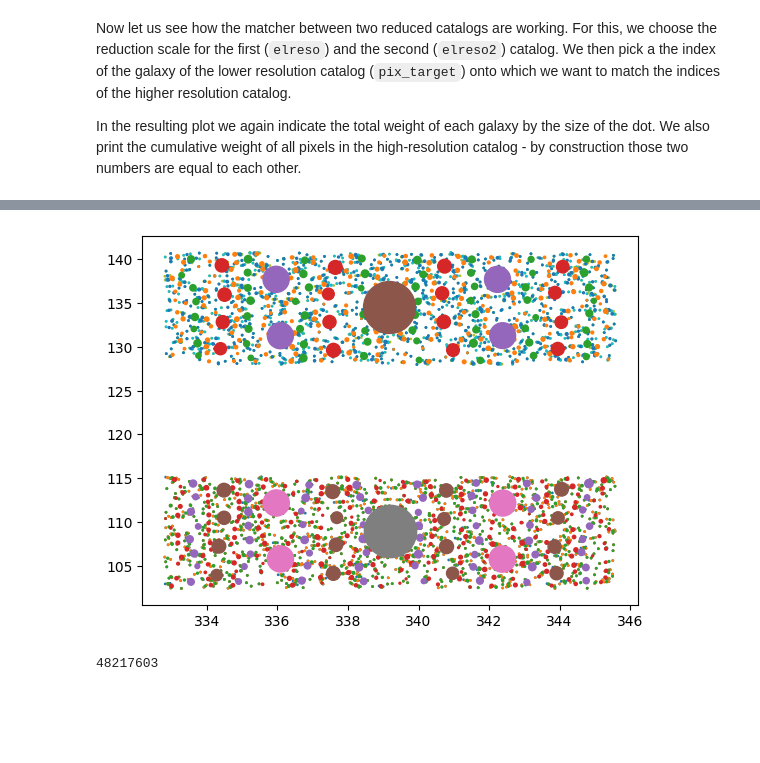
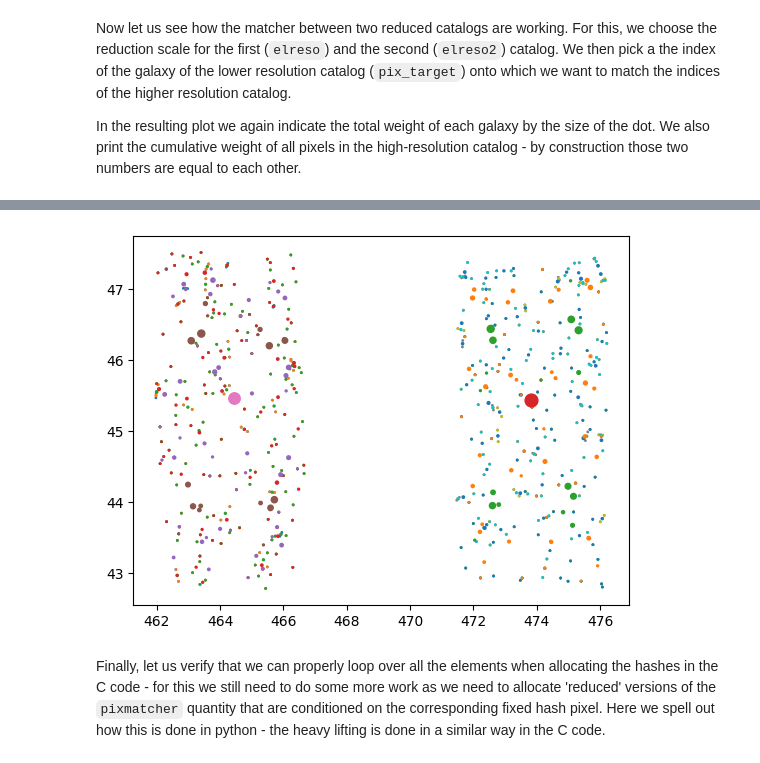
Before and after one commit to lporth93/orpheus, a Jupyter notebook: Tutorials_private/Tutorial_genmatched_multiresocats.ipynb, the cells around one changed output, grey strips where cells are left out. Drawn from its saved outputs; the diff is of its cells as text; code cells hidden in the pictures; blank space fills up the shorter version.

```diff
--- a/Tutorials_private/Tutorial_genmatched_multiresocats.ipynb
+++ b/Tutorials_private/Tutorial_genmatched_multiresocats.ipynb
@@ -28,3 +36,3 @@ zphot = data["z_photometric"].data
 # %%
-slicsfullreso = orpheus.SpinTracerCatalog(spin=2, pos1=pos1, pos2=pos2, tracer_1=gamma1, tracer_2=gamma2, zbins=None)
+slicsfullreso = orpheus.SpinTracerCatalog(spin=2, pos1=pos1, pos2=pos2, tracer_1=gamma1, tracer_2=gamma2, zbins=zbin)
 print("We have %i galaxies in the mock catalog"%slicsfullreso.ngal)
@@ -33,5 +43,5 @@ print("We have %i galaxies in the mock catalog"%slicsfullreso.ngal)
 
 Here we need to choose the gridsizes onto which the mock catalog is mapped.
 # %%
-dpixs = [0.2*i for i in [1,2,4,8,16,32,64]]
+dpixs = [0.2*i for i in [1,2,4,8,16,32]]
 print(dpixs)
@@ -115,0 +196,24 @@ This is basically the same function as before, but we plot a list of pixels, whe
+# %%
+pix_target = 9223
+elreso = 2
+elreso2 = 4
+
+for elbinz in range(slicsfullreso.nbinsz):
+    _lower = ngalshifts_3d[elbinz*nresos*(nresos-1)+elreso*nresos+elreso2-1]
+    _upper = ngalshifts_3d[elbinz*nresos*(nresos-1)+elreso*nresos+elreso2]
+    inds_sel = np.argwhere(pixmatcher[_lower:_upper] == pix_target).flatten()
+    zsel1 = zbins[ngalshifts_1d[elreso]:ngalshifts_1d[elreso+1]]==elbinz
+    zsel2 = zbins[ngalshifts_1d[elreso2]:ngalshifts_1d[elreso2+1]]==elbinz
+    _ws1 = weights[ngalshifts_1d[elreso]:ngalshifts_1d[elreso+1]][zsel1][inds_sel]
+    _ws2 = weights[ngalshifts_1d[elreso2]:ngalshifts_1d[elreso2+1]][zsel2][pix_target]
+    plt.scatter(pos1s[ngalshifts_1d[elreso]:ngalshifts_1d[elreso+1]][zsel1][inds_sel],
+                pos2s[ngalshifts_1d[elreso]:ngalshifts_1d[elreso+1]][zsel1][inds_sel],
+                s=_ws1, label=elbinz)
+    plt.scatter(pos1s[ngalshifts_1d[elreso2]:ngalshifts_1d[elreso2+1]][zsel2][pix_target],
+                pos2s[ngalshifts_1d[elreso2]:ngalshifts_1d[elreso2+1]][zsel2][pix_target],
+                s=weights[ngalshifts_1d[elreso2]:ngalshifts_1d[elreso2+1]][zsel2][pix_target],label=elbinz)
+    print("Doing tomographic redshift bin %i:"%elbinz)
+    print("We match %i galaxies of the high-res catalog to the %ith galaxy withinn zbin %i in the low-res catalog"%(len(inds_sel),pix_target, elbinz))
+    print("The total weight of the galaxies is %.2f (high-res) and %.2f (low res)"%(np.sum(_ws1),np.sum(_ws2)))
+plt.legend()
+plt.show()
@@ -116,17 +241,18 @@ This is basically the same function as before, but we plot a list of pixels, whe
 # %%
-pix_targets = [1230,1232]
+pix_targets = [1231,1233]
 for pix_target in pix_targets:
     _wbase = weights[ngalshifts_1d[-2]:ngalshifts_1d[-1]][pix_target]
     for elreso in range(nresos-1):
-        _globlower = ngalshifts_2d[elreso*8+(nresos-1)-1]
-        tmpsel = np.argwhere(pixmatcher[_globlower:_globlower+ngals[elreso]] == pix_target).flatten()
-        _ws = weights[ngalshifts_1d[elreso]:ngalshifts_1d[elreso+1]][tmpsel]
-        #print(elreso,len(tmpsel),_lower,np.sum(_ws))
-        plt.scatter(pos1s[ngalshifts_1d[elreso]:ngalshifts_1d[elreso+1]][tmpsel],
-                    pos2s[ngalshifts_1d[elreso]:ngalshifts_1d[elreso+1]][tmpsel],
+        _globlower = ngalshifts_3d[elreso*nresos+(nresos-1)-1]
+        ind_low = pixs_galind_bounds[ngalshifts_1d[elreso]+elreso+pix_target]
+        ind_up = pixs_galind_bounds[ngalshifts_1d[elreso]+elreso+pix_target+1]
+        inds_sel = pix_gals[ngalshifts_1d[elreso]+ind_low:ngalshifts_1d[elreso]+ind_up]
+        _ws = weights[ngalshifts_1d[elreso]:ngalshifts_1d[elreso+1]][inds_sel]
+        plt.scatter(pos1s[ngalshifts_1d[elreso]:ngalshifts_1d[elreso+1]][inds_sel],
+                    pos2s[ngalshifts_1d[elreso]:ngalshifts_1d[elreso+1]][inds_sel],
                     s=_ws)
         print("We match %i galaxies of the high-res catalog (resolution %i) to galaxy number %i in the low-res catalog"%(
-            len(tmpsel), elreso, pix_target))
+            len(inds_sel), elreso, pix_target))
         print("The total weight of the galaxies is %.2f (high-res) and %.2f (base res)"%(np.sum(_ws),_wbase))
     plt.scatter(pos1s[ngalshifts_1d[-2]:ngalshifts_1d[-1]][pix_target],
                 pos2s[ngalshifts_1d[-2]:ngalshifts_1d[-1]][pix_target],
@@ -153,6 +279,4 @@ The total weight of the galaxies is 1398.00 (high-res) and 1398.00 (base res)
-[figure, old version]
+[figure, new version]
-# %%
-len(pixmatcher)
-# %% [output]
-48217603
+# %% [markdown]
+Finally, let us verify that we can properly loop over all the elements when allocating the hashes in the C code - for this we still need to do some more work as we need to allocate 'reduced' versions of the `pixmatcher` quantity that are conditioned on the corresponding fixed hash pixel. Here we spell out how this is done in python - the heavy lifting is done in a similar way in the C code.
 # %%
```
Also changed, not shown: parts of 82 cells of this notebook, 8 other files.
